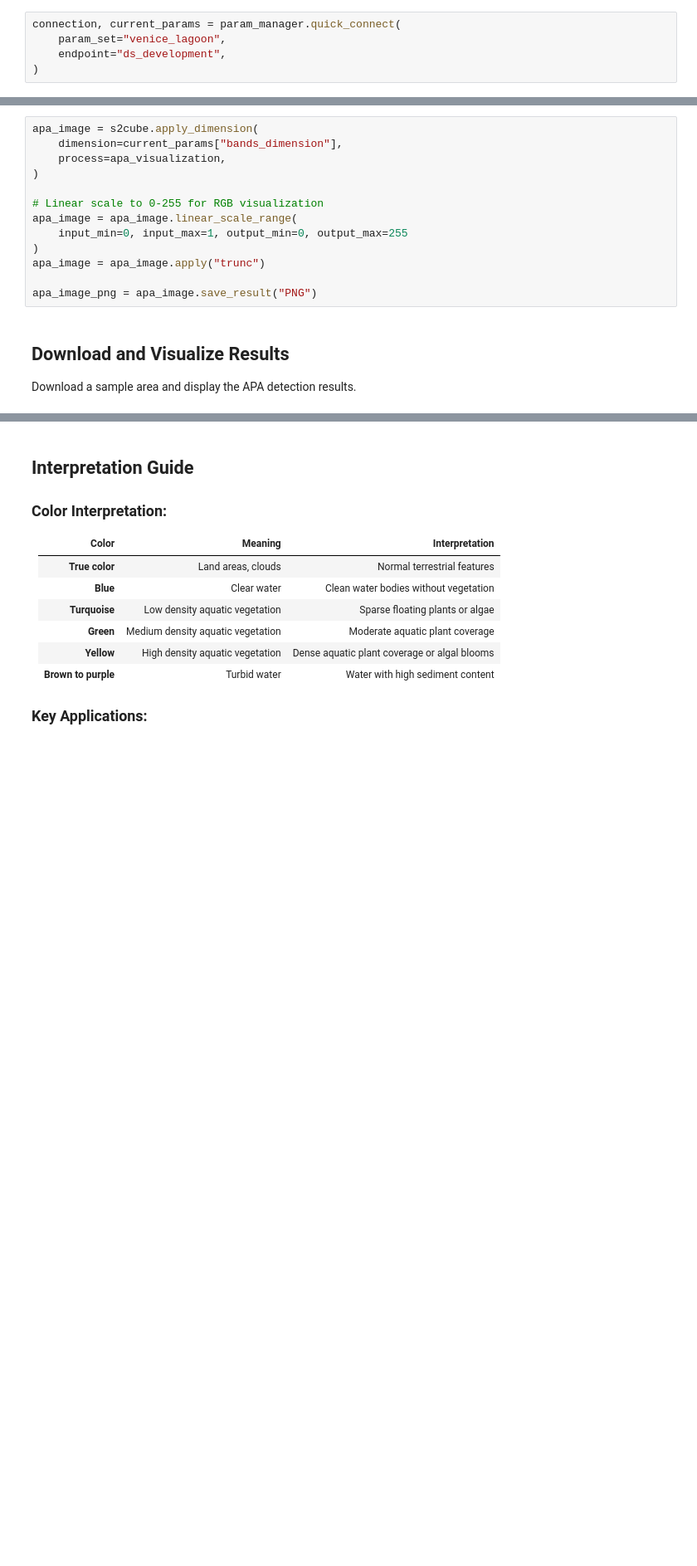
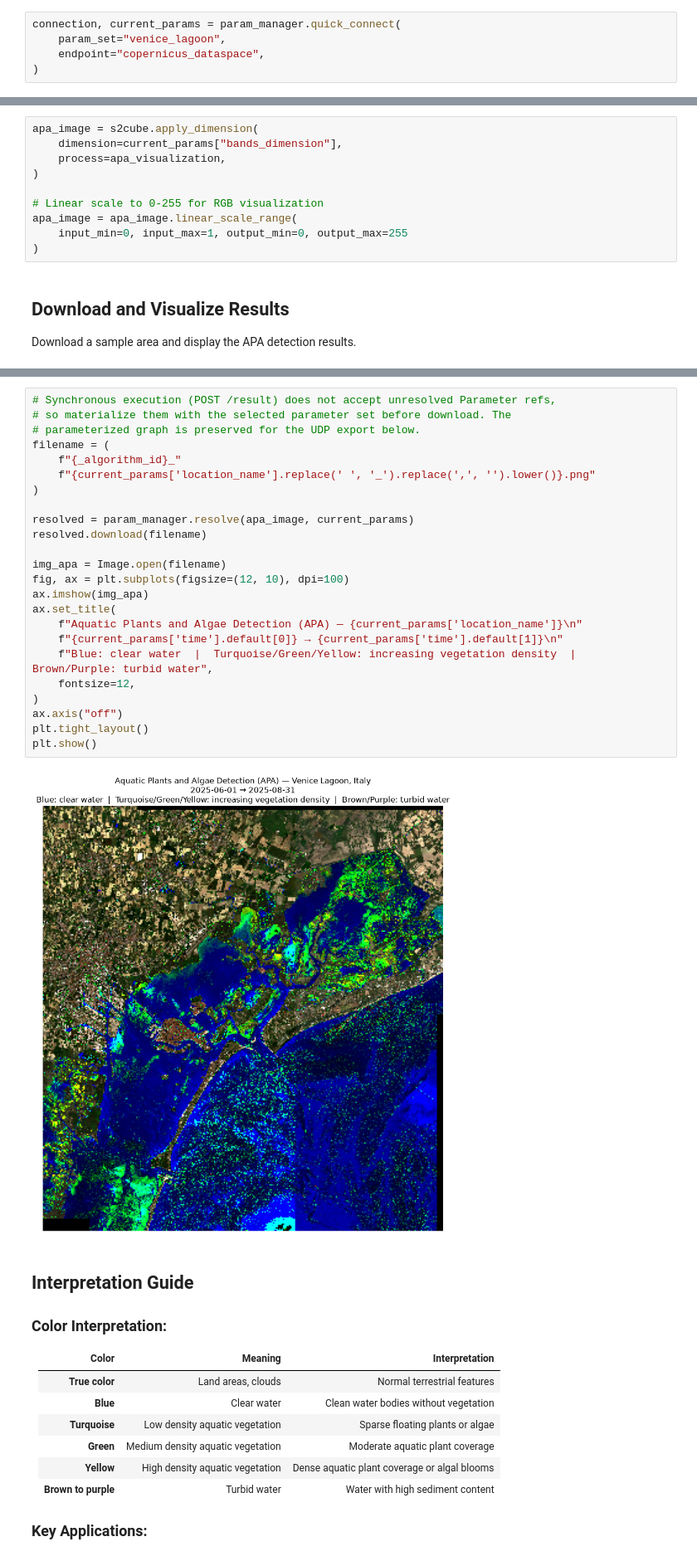
Before and after one commit to developmentseed/openeo-udp, a Jupyter notebook: notebooks/sentinel/sentinel-2/marine_and_water_bodies/apa_aquatic_plants_algae.ipynb, the cells around one changed output, grey strips where cells are left out. Shown at 83% size. Saved outputs shown, nothing was run; the diff lists cells and outputs as text; blank space fills up the shorter version.

```diff
--- a/notebooks/sentinel/sentinel-2/marine_and_water_bodies/apa_aquatic_plants_algae.ipynb
+++ b/notebooks/sentinel/sentinel-2/marine_and_water_bodies/apa_aquatic_plants_algae.ipynb
@@ -89,6 +89,6 @@ To change selections, use the interactive widgets in the next cell.
 # %%
 connection, current_params = param_manager.quick_connect(
     param_set="venice_lagoon",
-    endpoint="ds_development",
+    endpoint="copernicus_dataspace",
 )
 # %% [output]
@@ -218,9 +220,6 @@ apa_image = s2cube.apply_dimension(
 apa_image = apa_image.linear_scale_range(
     input_min=0, input_max=1, output_min=0, output_max=255
 )
-apa_image = apa_image.apply("trunc")
-
-apa_image_png = apa_image.save_result("PNG")
 # %% [markdown]
 ## Download and Visualize Results
 
@@ -251,3 +227,29 @@ plt.show()
+# %%
+# Synchronous execution (POST /result) does not accept unresolved Parameter refs,
+# so materialize them with the selected parameter set before download. The
+# parameterized graph is preserved for the UDP export below.
+filename = (
+    f"{_algorithm_id}_"
+    f"{current_params['location_name'].replace(' ', '_').replace(',', '').lower()}.png"
+)
+
+resolved = param_manager.resolve(apa_image, current_params)
+resolved.download(filename)
+
+img_apa = Image.open(filename)
+fig, ax = plt.subplots(figsize=(12, 10), dpi=100)
+ax.imshow(img_apa)
+ax.set_title(
+    f"Aquatic Plants and Algae Detection (APA) — {current_params['location_name']}\n"
+    f"{current_params['time'].default[0]} → {current_params['time'].default[1]}\n"
+    f"Blue: clear water  |  Turquoise/Green/Yellow: increasing vegetation density  |  Brown/Purple: turbid water",
+    fontsize=12,
+)
+ax.axis("off")
+plt.tight_layout()
+plt.show()
+# %% [output]
+[figure, added]
 # %% [markdown]
 ## Interpretation Guide
 
```
Also changed, not shown: parts of 9 cells of this notebook, 5 other files.
